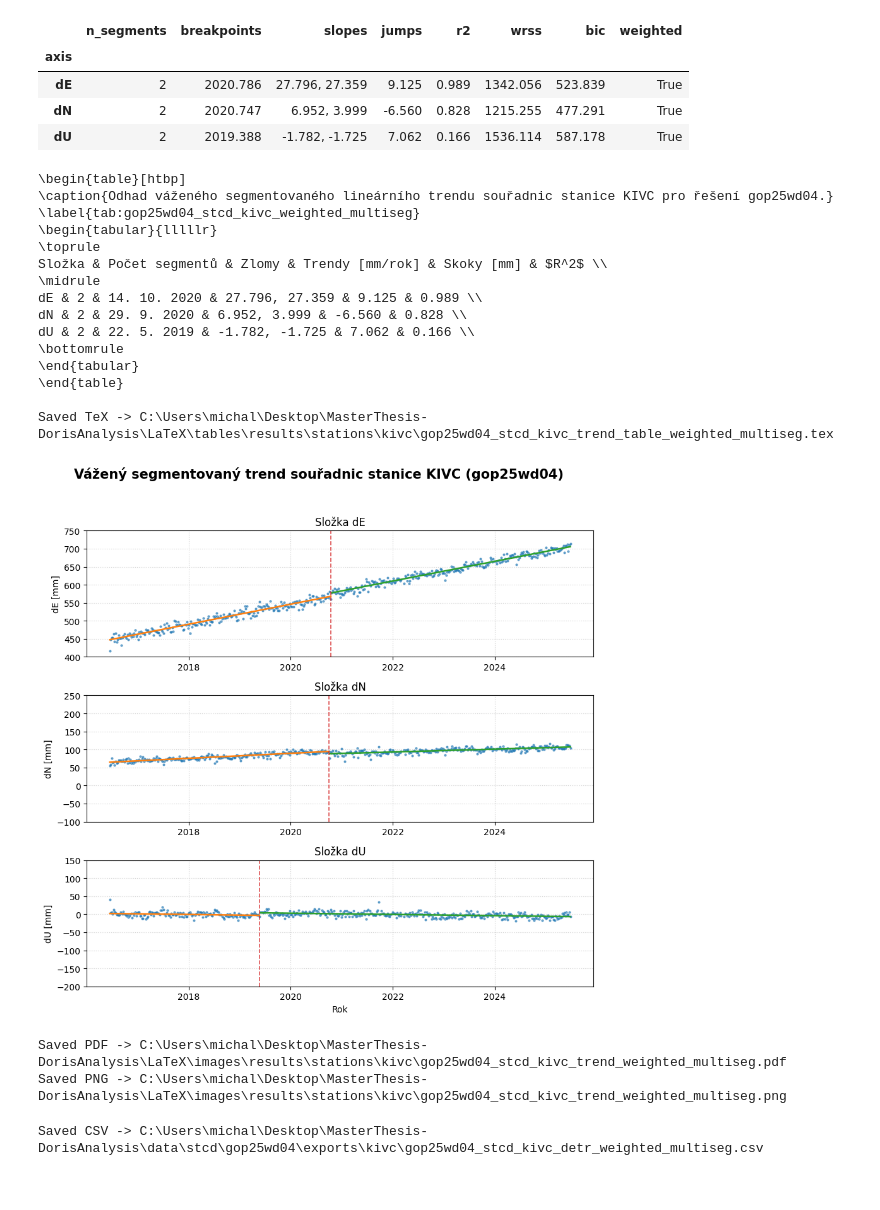
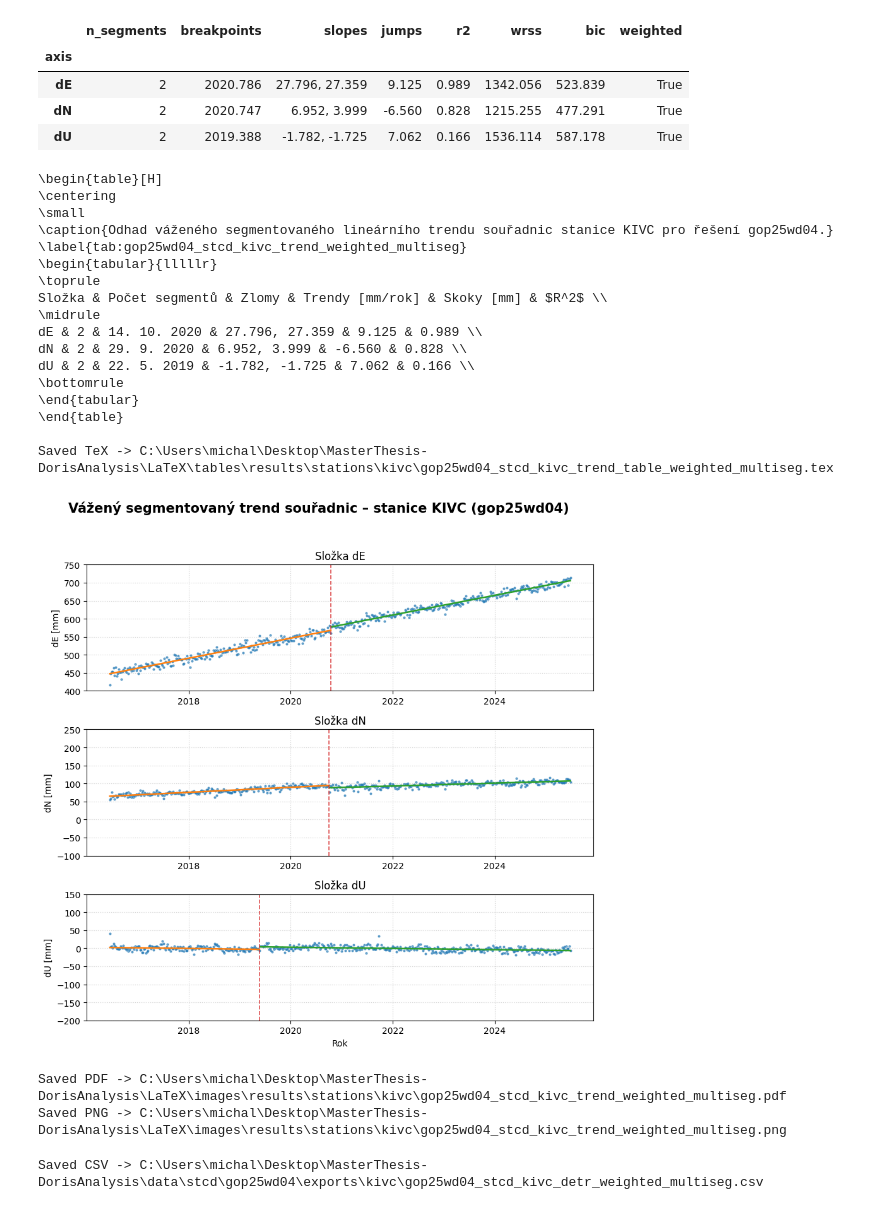
Before and after one commit to kovarmi9/MasterThesis-DorisAnalysis, a Jupyter notebook: notebooks/stations/trend_detection.ipynb, the cells around one changed output. Cells and saved outputs as stored; diff of their text form; code cells hidden in the pictures.

```diff
--- a/notebooks/stations/trend_detection.ipynb
+++ b/notebooks/stations/trend_detection.ipynb
@@ -1223,16 +1173,21 @@ latex_multiseg = save_latex_table(
         f"Odhad váženého segmentovaného lineárního trendu souřadnic "
         f"stanice {STATION.upper()} pro řešení {SOLUTION}."
     ),
-    label=f"tab:{IMAGE_NAME}_weighted_multiseg",
+    label=f"tab:{IMAGE_NAME}_trend_weighted_multiseg",
     escape=False,
+    position="H",
+    centering=True,
+    font_size="\\small",
     print_preview=True,
 )
 
 print("Saved TeX ->", tex_file.resolve())
 # %% [output]
-\begin{table}[htbp]
+\begin{table}[H]
+\centering
+\small
 \caption{Odhad váženého segmentovaného lineárního trendu souřadnic stanice KIVC pro řešení gop25wd04.}
-\label{tab:gop25wd04_stcd_kivc_weighted_multiseg}
+\label{tab:gop25wd04_stcd_kivc_trend_weighted_multiseg}
 \begin{tabular}{lllllr}
 \toprule
 Složka & Počet segmentů & Zlomy & Trendy [mm/rok] & Skoky [mm] & $R^2$ \\
@@ -1306,39 +1261,35 @@ for ax, comp in zip(axes, components):
     ax.set_ylabel(f"{comp} [mm]")
     ax.tick_params(axis="x", labelbottom=True)
     ax.grid(True, linestyle=":", alpha=0.6)
 
 axes[-1].set_xlabel("Rok")
 
-fig.suptitle(
-    f"Vážený segmentovaný trend souřadnic stanice {STATION.upper()} ({SOLUTION})",
-    fontsize=15,
-    fontweight="bold"
-)
+fig.suptitle(f"Vážený segmentovaný trend souřadnic – stanice {STATION.upper()} ({SOLUTION})", fontsize=15, fontweight="bold")
 
 uniform_y_scale_policy(
     axes=axes,
     df=df_filt,
     components=components,
     tick_step=None,
     target_ticks=6,
     tightness="tight",
     min_ticks=3,
     robust=True,
     q_low=1.0,
     q_high=99.0
 )
 
 plt.tight_layout(rect=[0, 0, 1, 0.95])
 
 fig.savefig(CONFIG["fit_plot"], bbox_inches="tight")
 fig.savefig(CONFIG["fit_plot"].with_suffix(".png"), bbox_inches="tight")
 
 plt.show()
 
 print("Saved PDF ->", CONFIG["fit_plot"].resolve())
 print("Saved PNG ->", CONFIG["fit_plot"].with_suffix(".png").resolve())
 # %% [output]
-[figure, old version]
+[figure, new version]
 Saved PDF -> C:\Users\michal\Desktop\MasterThesis-DorisAnalysis\LaTeX\images\results\stations\kivc\gop25wd04_stcd_kivc_trend_weighted_multiseg.pdf
 Saved PNG -> C:\Users\michal\Desktop\MasterThesis-DorisAnalysis\LaTeX\images\results\stations\kivc\gop25wd04_stcd_kivc_trend_weighted_multiseg.png
 # %%
```
Also changed, not shown: parts of 11 cells of this notebook, 44 other files.
